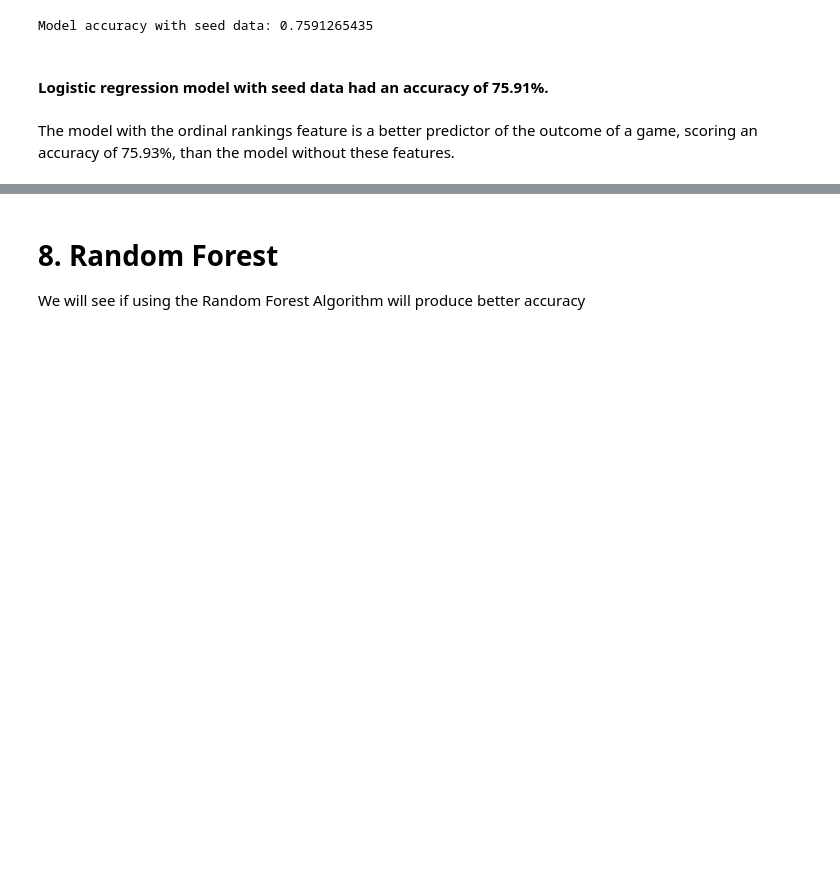
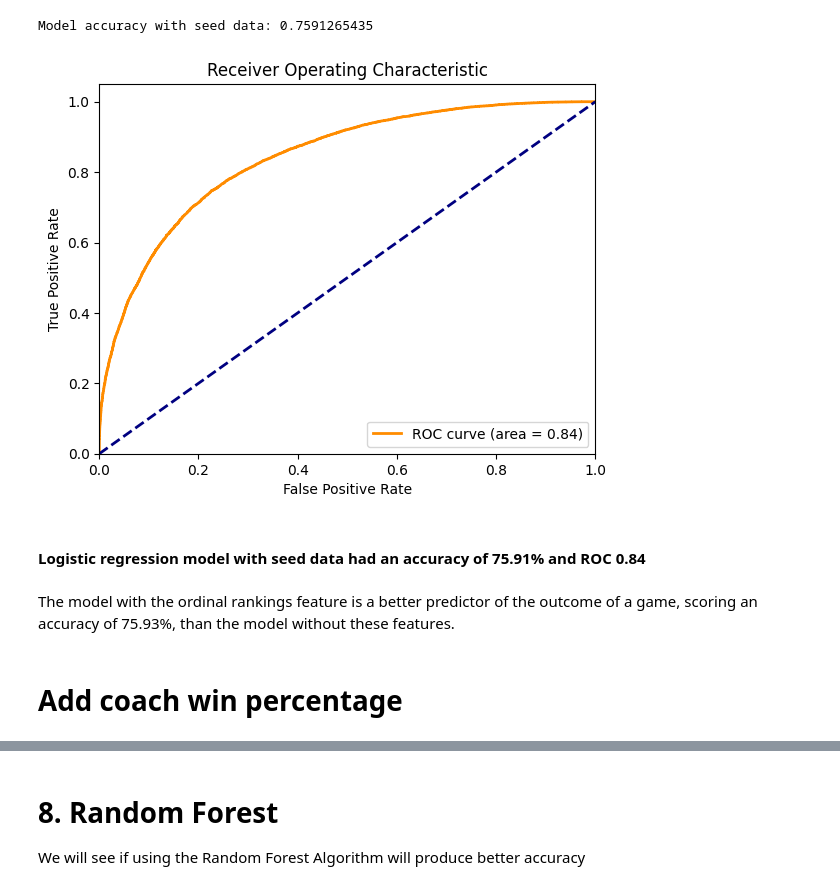
Before and after one commit to alexhalcazar/March_Madness_2025, a Jupyter notebook: jupyter notebook/logistic-regression-model.ipynb, the cells around one changed output, grey strips where cells are left out. Saved outputs shown, nothing was run; the diff lists cells and outputs as text; code cells hidden in the pictures; blank space fills up the shorter version.

```diff
--- a/jupyter notebook/logistic-regression-model.ipynb
+++ b/jupyter notebook/logistic-regression-model.ipynb
@@ -422,7 +453,13 @@ accuracy = accuracy_score(y_test, y_pred)
 print(f"Model accuracy with seed data: {accuracy:.10f}")
 # %% [output]
 Model accuracy with seed data: 0.7591265435
+# %%
+plot_roc()
+# %% [output]
+[figure, added]
 # %% [markdown]
-#### Logistic regression model with seed data had an accuracy of 75.91%.
+#### Logistic regression model with seed data had an accuracy of 75.91% and ROC 0.84
 # %% [markdown]
  The model with the ordinal rankings feature is a better predictor of the outcome of a game, scoring an accuracy of 75.93%, than the model without these features.
+# %% [markdown]
+# Add coach win percentage
```
Also changed, not shown: parts of 22 cells of this notebook, 1 other file.
